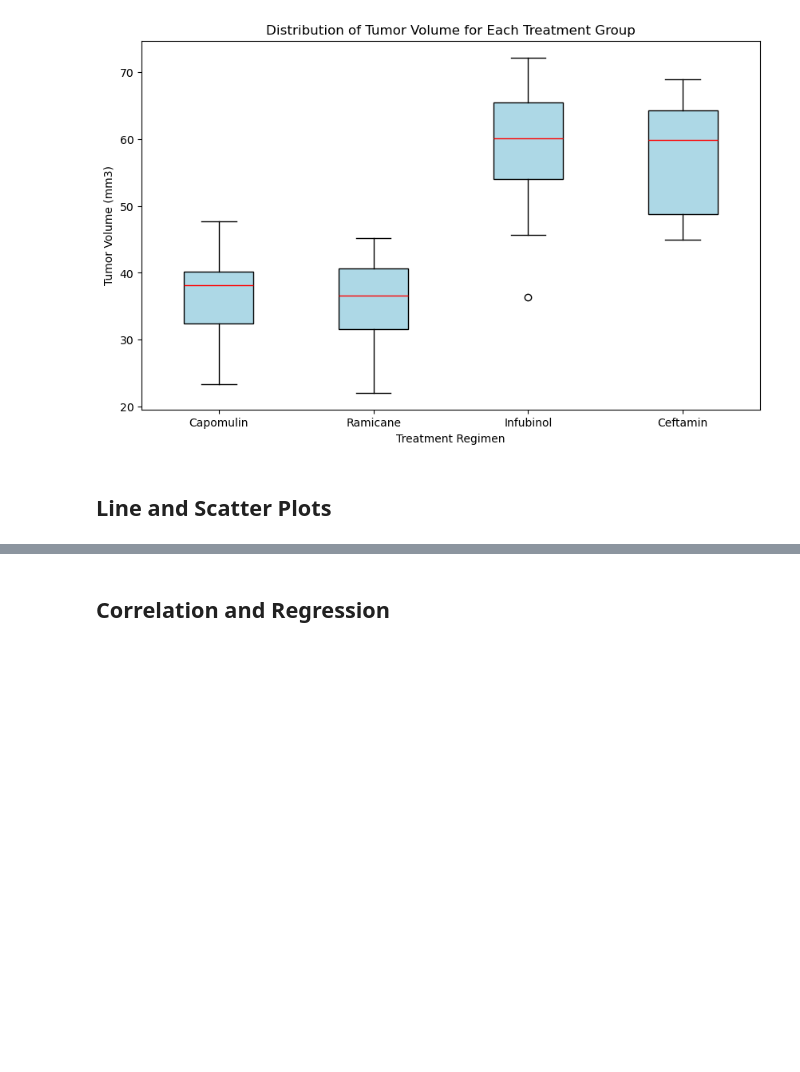
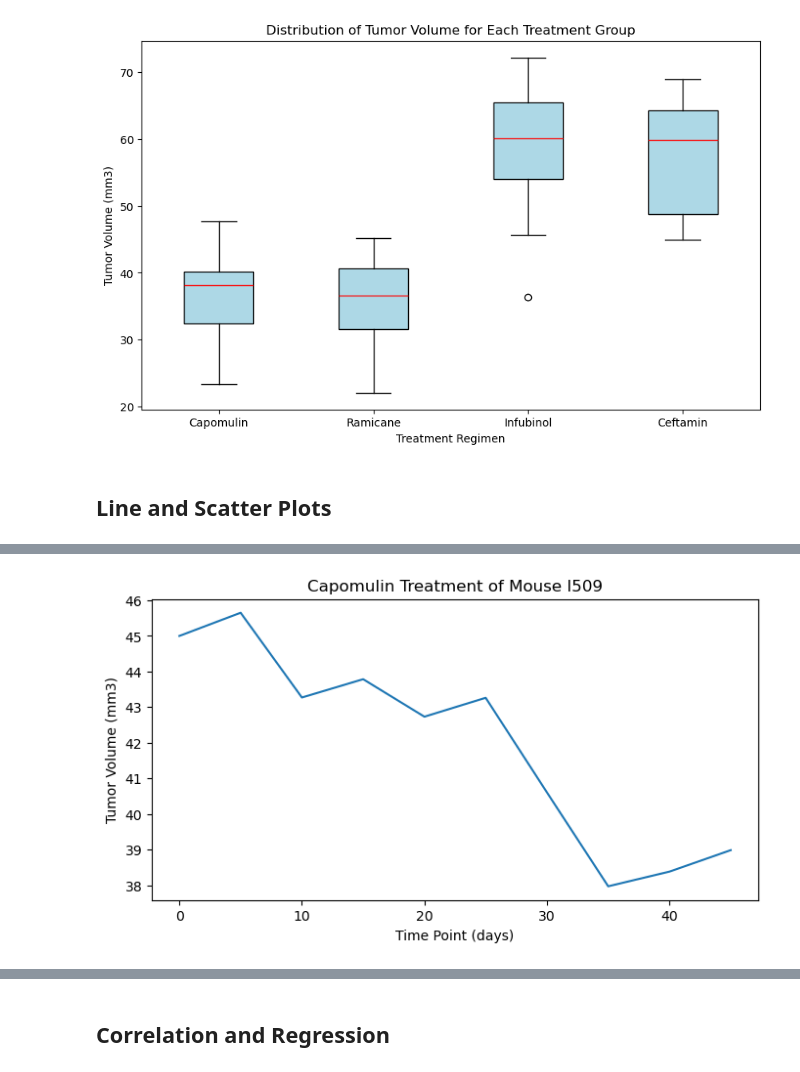
Before and after one commit to Kathyvng/Matplotlib_Challenge, a Jupyter notebook: pymaceuticals_starter.ipynb, the cells around one changed output, grey strips where cells are left out. Saved outputs shown, nothing was run; the diff lists cells and outputs as text; code cells hidden in the pictures; blank space fills up the shorter version.

```diff
--- a/pymaceuticals_starter.ipynb
+++ b/pymaceuticals_starter.ipynb
@@ -354,0 +347,24 @@ plt.show()
+# %%
+# Generate a line plot of tumor volume vs. time point for a single mouse treated with Capomulin
+capomulin_data = combined_data[combined_data['Drug Regimen'] == 'Capomulin']
+
+# Select a single mouse ID from the Capomulin treatment group
+# For example, let's choose the first mouse ID in the filtered data
+mouse_id = capomulin_data['Mouse ID'].iloc[0]
+
+# Filter the data for this specific mouse
+mouse_data = capomulin_data[capomulin_data['Mouse ID'] == mouse_id]
+
+# Plot the tumor volume vs. time point
+plt.figure(figsize=(8, 4))
+plt.plot(mouse_data['Timepoint'], mouse_data['Tumor Volume (mm3)'], linestyle='-')
+
+# Add titles and labels
+plt.title(f'Capomulin Treatment of Mouse I509')
+plt.xlabel('Time Point (days)')
+plt.ylabel('Tumor Volume (mm3)')
+
+# Show the plot
+plt.show()
+# %% [output]
+[figure, added]
```
Also changed, not shown: parts of 6 cells of this notebook.
